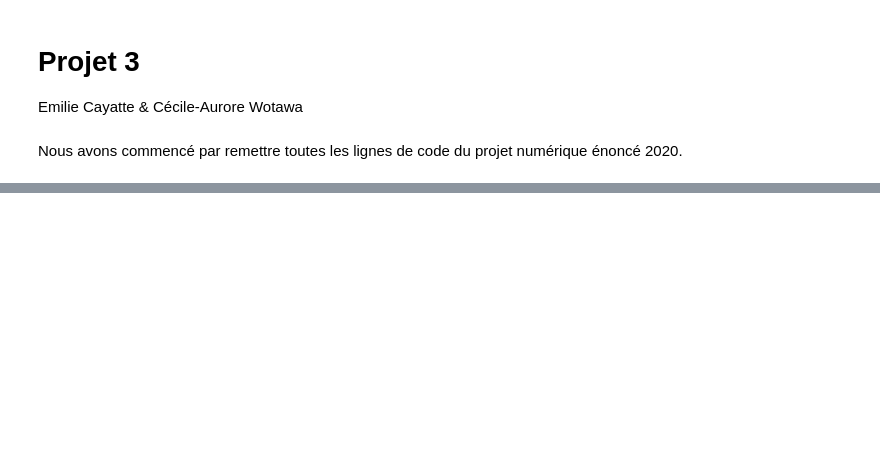
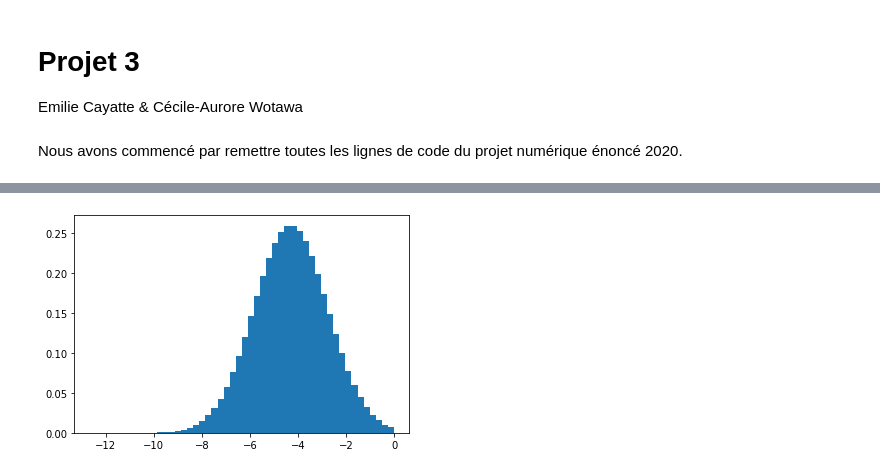
Before and after one commit to cwotawa/Projet-3, a Jupyter notebook: Projet_3.ipynb, the cells around one changed output, grey strips where cells are left out. Saved outputs shown, nothing was run; the diff lists cells and outputs as text; code cells hidden in the pictures; blank space fills up the shorter version.

```diff
--- a/Projet_3.ipynb
+++ b/Projet_3.ipynb
@@ -108,0 +223,20 @@ np.mean(result>525)
+# %%
+mu_moy = -4.29
+sigma_moy = 1.54
+
+def simu_mu(n):
+    result = np.empty(n)
+    i = 0
+    while i < n:
+        u = np.random.rand(1)
+        v = np.random.rand(1)
+        candidat = mu_moy + sigma_moy*np.sqrt(-2*np.log(u))*np.cos(2*np.pi*v)
+        if candidat < 0:
+            result[i] = candidat
+            i += 1
+    return result
+# %%
+plt.hist(simu_mu(10000000),50,density=True)
+plt.show()
+# %% [output]
+[figure, added]
```
Also changed, not shown: parts of 21 cells of this notebook.
